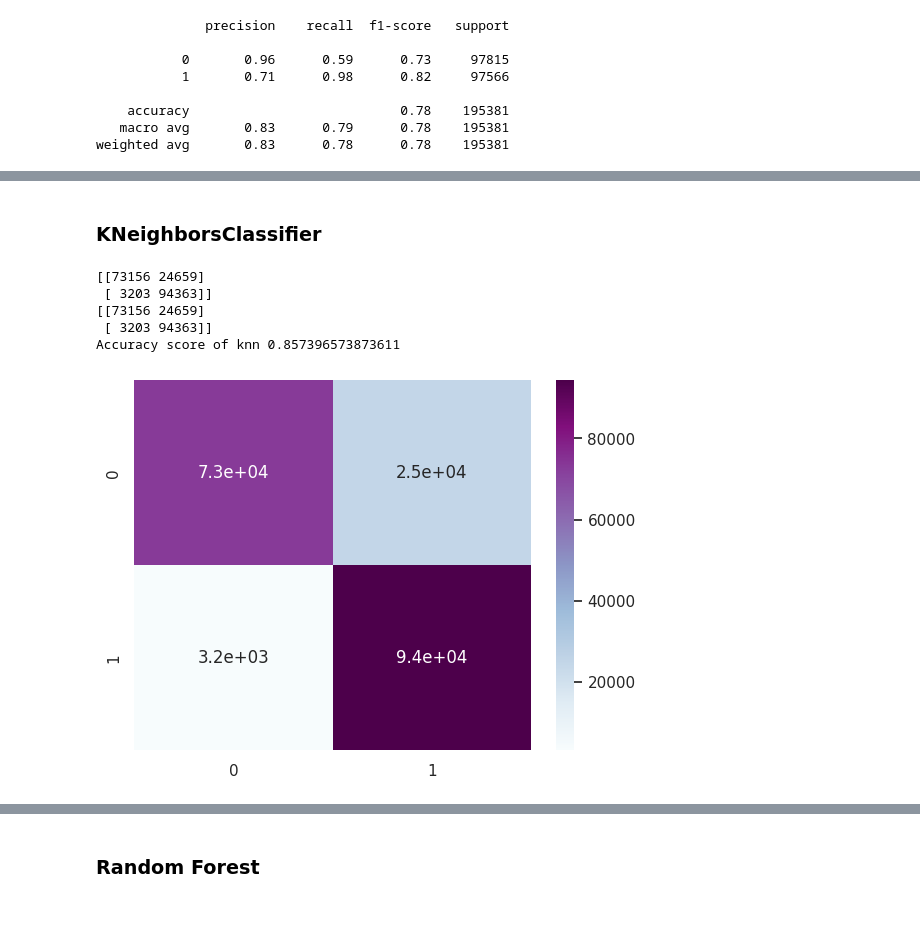
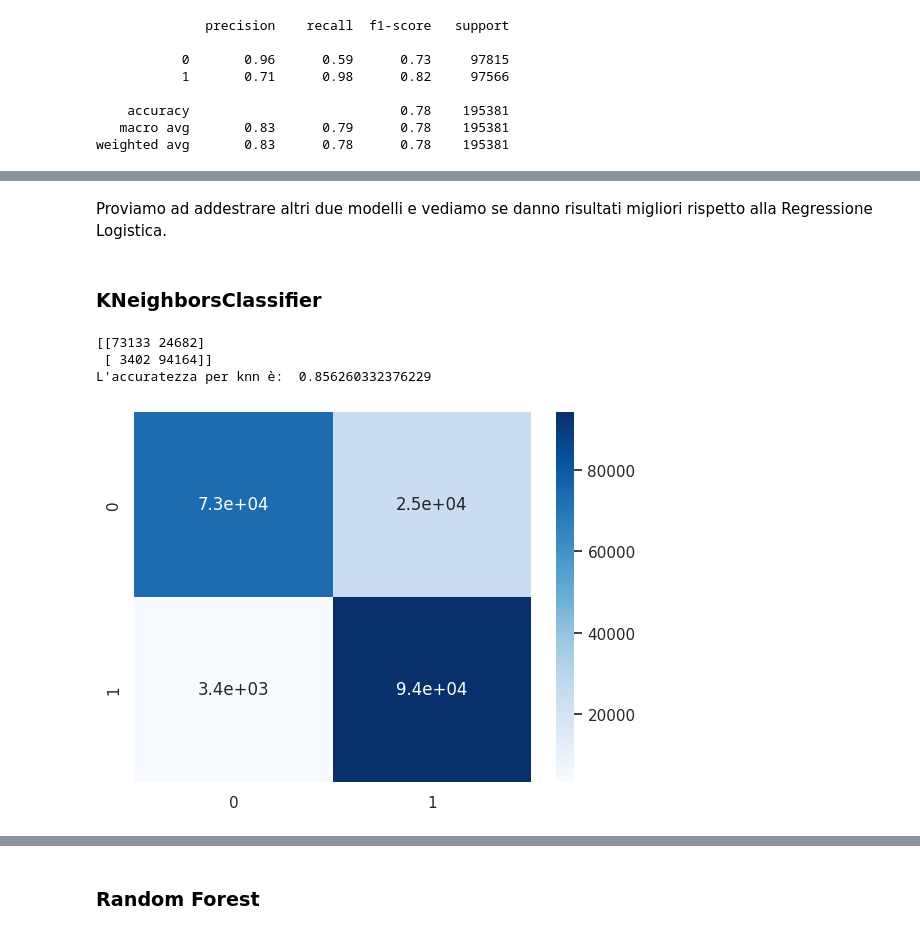
Before and after one commit to Andr-ea/professionAI, a Jupyter notebook: Fondamenti_di_machine_learning/project/ML_Fondamentals_Project.ipynb, the cells around one changed output, grey strips where cells are left out. Saved outputs shown, nothing was run; the diff lists cells and outputs as text; code cells hidden in the pictures.

```diff
--- a/Fondamenti_di_machine_learning/project/ML_Fondamentals_Project.ipynb
+++ b/Fondamenti_di_machine_learning/project/ML_Fondamentals_Project.ipynb
@@ -387,35 +417,34 @@ ROC_AUC Score of Logistic regression is : 0.8332863207601308
 [figure]
+# %% [markdown]
+Proviamo ad addestrare altri due modelli e vediamo se danno risultati migliori rispetto alla Regressione Logistica.
 # %% [markdown]
 ### KNeighborsClassifier
 # %%
 from sklearn.neighbors import KNeighborsClassifier
 knn = KNeighborsClassifier(5)
 knn.fit(x_train,y_train)
 pred = knn.predict(x_test)
 
 from sklearn.metrics import precision_score,recall_score,accuracy_score,f1_score
 acc_knn = accuracy_score(y_test,pred)
 recall_knn  = recall_score(y_test,pred)
 precision_knn = precision_score(y_test,pred)
 f1score_knn = f1_score(y_test,pred)
 
-# prediction and evaluation
 from sklearn.metrics import classification_report
 from sklearn.metrics import accuracy_score,confusion_matrix
 
 print(confusion_matrix(y_test,pred))
 cm = confusion_matrix(y_test,pred)
 #print(cm)
-sns.heatmap(cm,annot=True,cmap='BuPu')
+sns.heatmap(cm,annot=True,cmap='Blues')
 
-print('Accuracy score of knn',accuracy_score(y_test,pred))
+print("L'accuratezza per knn è: ",accuracy_score(y_test,pred))
 # %% [output]
-[[73156 24659]
- [ 3203 94363]]
-[[73156 24659]
- [ 3203 94363]]
-Accuracy score of knn 0.857396573873611
+[[73133 24682]
+ [ 3402 94164]]
+L'accuratezza per knn è:  0.856260332376229
-[figure, old version]
+[figure, new version]
 # %%
 print(classification_report(y_test,pred))
 # %% [output]
```
Also changed, not shown: parts of 19 cells of this notebook.
